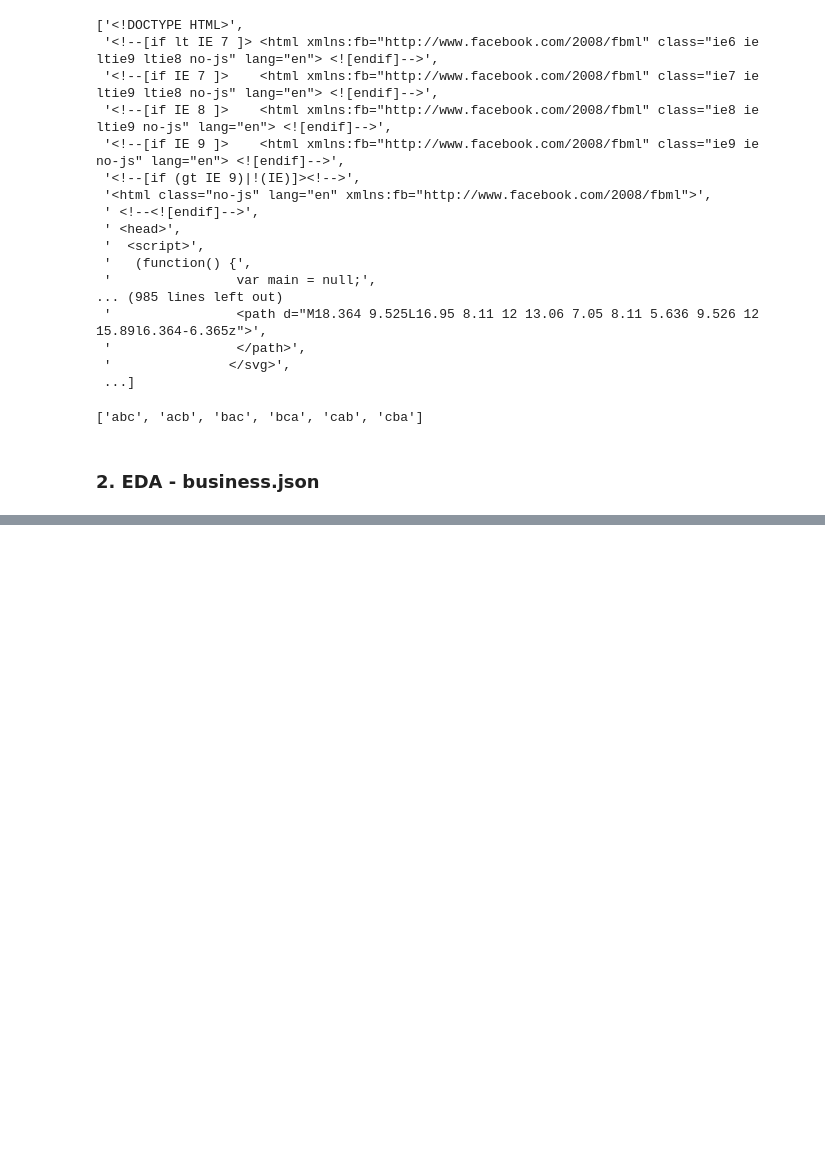
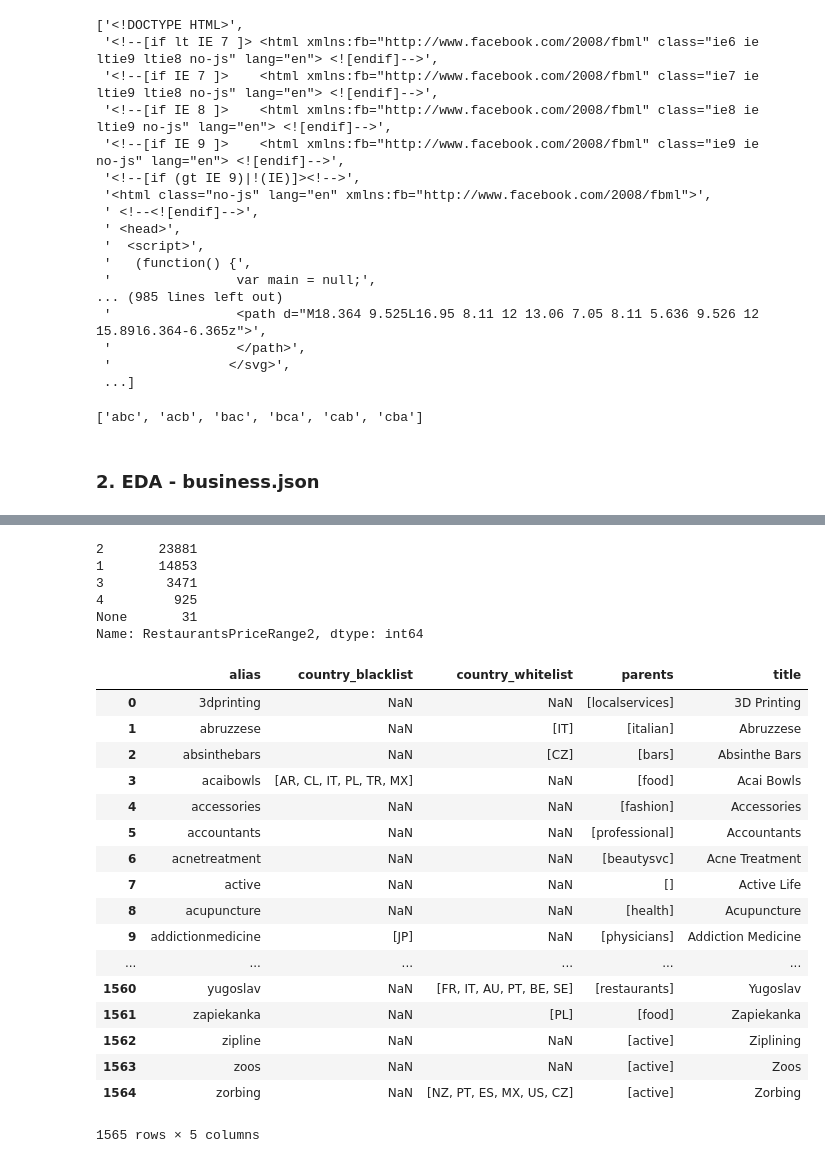
Before and after one commit to rvent/Event-Planner-Project, a Jupyter notebook: rima_wip.ipynb, the cells around one changed output, grey strips where cells are left out. Drawn from its saved outputs; the diff is of its cells as text; code cells hidden in the pictures; blank space fills up the shorter version.

Commit message:
Cleaning attributes wip

```diff
--- a/rima_wip.ipynb
+++ b/rima_wip.ipynb
@@ -153,0 +213,30 @@ Cities to keep: ['Las Vegas', 'Phoenix', 'Charlotte', 'Scottsdale', 'Pittsburgh'
+# %%
+attributes_df.RestaurantsPriceRange2.value_counts()
+# %% [output]
+2       23881
+1       14853
+3        3471
+4         925
+None       31
+Name: RestaurantsPriceRange2, dtype: int64
+# %%
+pd.read_json('categories.json')
+# %% [output]
+|  | alias | country_blacklist | country_whitelist | parents | title |
+| 0 | 3dprinting | NaN | NaN | [localservices] | 3D Printing |
+| 1 | abruzzese | NaN | [IT] | [italian] | Abruzzese |
+| 2 | absinthebars | NaN | [CZ] | [bars] | Absinthe Bars |
+| 3 | acaibowls | [AR, CL, IT, PL, TR, MX] | NaN | [food] | Acai Bowls |
+| 4 | accessories | NaN | NaN | [fashion] | Accessories |
+| 5 | accountants | NaN | NaN | [professional] | Accountants |
+| 6 | acnetreatment | NaN | NaN | [beautysvc] | Acne Treatment |
+| 7 | active | NaN | NaN | [] | Active Life |
+| 8 | acupuncture | NaN | NaN | [health] | Acupuncture |
+| 9 | addictionmedicine | [JP] | NaN | [physicians] | Addiction Medicine |
+| ... | ... | ... | ... | ... | ... |
+| 1560 | yugoslav | NaN | [FR, IT, AU, PT, BE, SE] | [restaurants] | Yugoslav |
+| 1561 | zapiekanka | NaN | [PL] | [food] | Zapiekanka |
+| 1562 | zipline | NaN | NaN | [active] | Ziplining |
+| 1563 | zoos | NaN | NaN | [active] | Zoos |
+| 1564 | zorbing | NaN | [NZ, PT, ES, MX, US, CZ] | [active] | Zorbing |
+1565 rows × 5 columns
```
Also changed, not shown: parts of 7 cells of this notebook.
